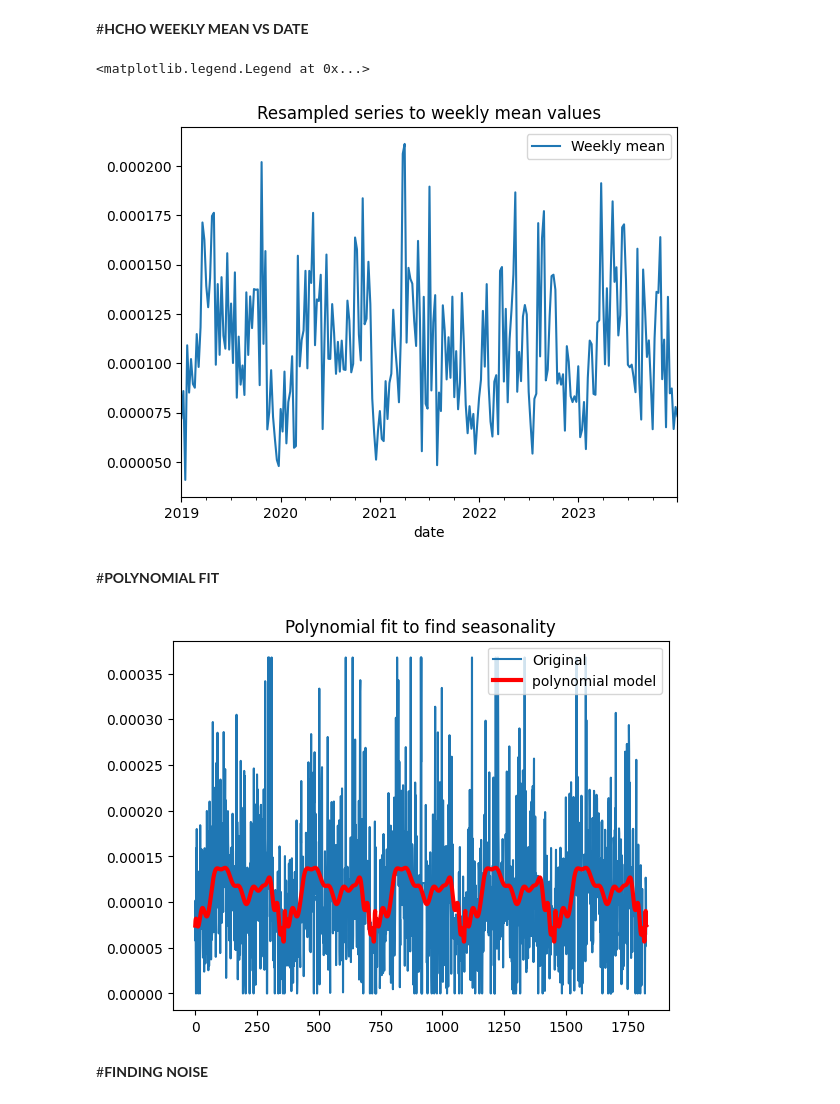
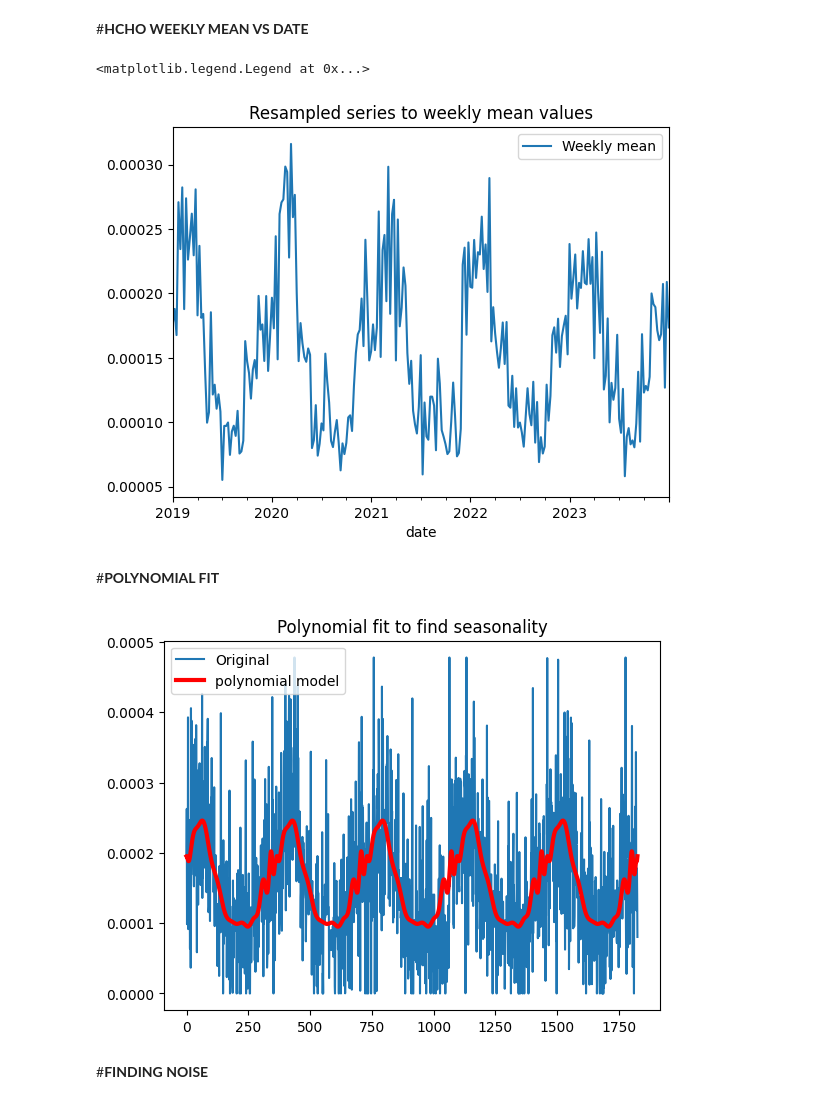
Before and after one commit to RanxduG/Sri-Lanka-Formaldehyde-Level-Analysis, a Jupyter notebook: Colombo_HCHO_Time_Series_Analysis.ipynb, the cells around one changed output. Saved outputs shown, nothing was run; the diff lists cells and outputs as text; code cells hidden in the pictures.

```diff
--- a/Colombo_HCHO_Time_Series_Analysis.ipynb
+++ b/Colombo_HCHO_Time_Series_Analysis.ipynb
@@ -22,7 +22,7 @@ Jaffna_data['date'] = pd.to_datetime(Jaffna_data['date'])
 # %%
-Jaffna_data.set_index('date', inplace=True)
+Colombo_data.set_index('date', inplace=True)
 # %%
-Jaffna_data.rename(columns={'HCHO reading': 'HCHO_reading'}, inplace=True)
+Colombo_data.rename(columns={'HCHO reading': 'HCHO_reading'}, inplace=True)
 # %% [markdown]
 #**DESCRIBING DATA**
 # %%
@@ -50,19 +50,19 @@ Jaffna_data.describe()
 # %%
 features_to_remove = ['Location',	'Current Date', 	'Next Date', 	'month']
-Jaffna_data = Jaffna_data.drop(features_to_remove, axis=1)
+Colombo_data = Colombo_data.drop(features_to_remove, axis=1)
 # %% [markdown]
 #**CHECKING EACH COLUMN OF DATA**
 # %%
 from matplotlib import pyplot as plt
 
-values = Jaffna_data.values
+values = Colombo_data.values
 groups = [0, 1, 2, 3, 4, 5, 6, 7, 8, 9, 10]
 i = 1
 # plot each column
 for group in groups:
     plt.subplot(len(groups), 1, i)
     plt.plot(values[:, group])
-    plt.title(Jaffna_data.columns[group], y=0.5, loc='right')
+    plt.title(Colombo_data.columns[group], y=0.5, loc='right')
     i += 1
 
 
@@ -115,39 +115,39 @@ plt.tight_layout()
 #**HCHO WEEKLY MEAN VS DATE**
 # %%
 # Looking for weekly seasonality
-resample = Jaffna_data.resample('W')
+resample = Colombo_data.resample('W')
 weekly_mean = resample.mean()
 weekly_mean.HCHO_reading.plot(label='Weekly mean')
 plt.title("Resampled series to weekly mean values")
 plt.legend()
 # %% [output]
 <matplotlib.legend.Legend at 0x...>
-[figure, old version]
+[figure, new version]
 # %% [markdown]
 #**POLYNOMIAL FIT**
 # %%
 # Fix xticks to show dates
 # fit polynomial: x^2*b1 + x*b2 + ... + bn
-series = Jaffna_data.HCHO_reading.values
+series = Colombo_data.HCHO_reading.values
 X = [i % 365 for i in range(0, len(series))]
 y = series
 degree = 100
 coef = np.polyfit(X, y, degree)
 # create curve
 curve = list()
 for i in range(len(X)):
     value = coef[-1]
     for d in range(degree):
         value += X[i]**(degree-d) * coef[d]
     curve.append(value)
 # plot curve over original data
 plt.plot(series, label='Original')
 plt.plot(curve, color='red', linewidth=3, label='polynomial model')
 plt.legend()
 plt.title("Polynomial fit to find seasonality")
 plt.show()
 # %% [output]
-[figure, old version]
+[figure, new version]
 # %% [markdown]
 #**FINDING NOISE**
 # %%
```
Also changed, not shown: parts of 12 cells of this notebook.
